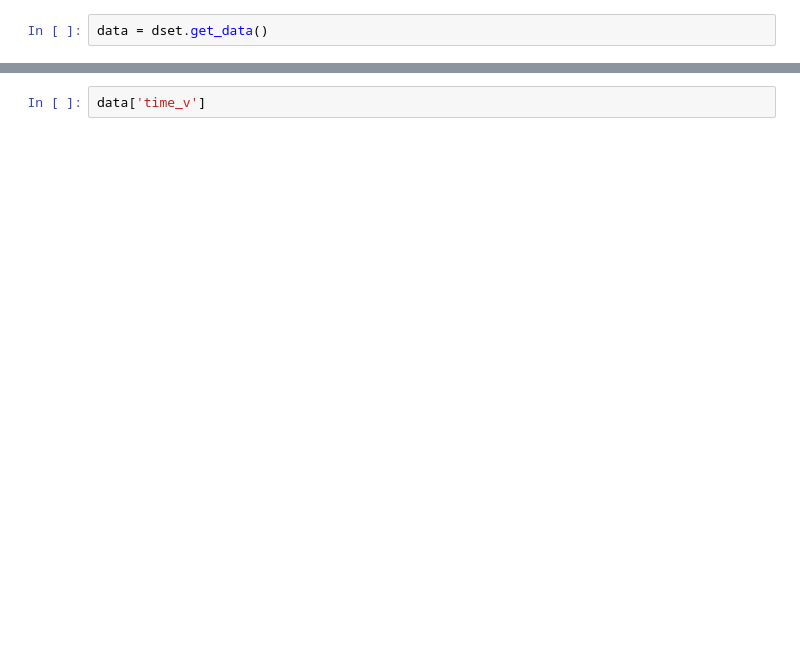
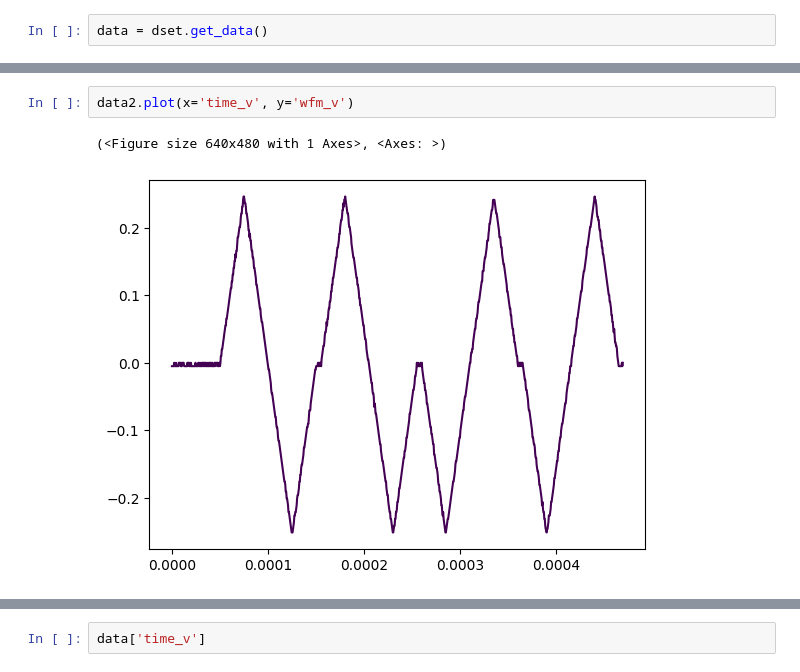
Before and after one commit to ElPsyKurisu/FE, a Jupyter notebook: analysis.ipynb, the cells around one changed output, grey strips where cells are left out. Saved outputs shown, nothing was run; the diff lists cells and outputs as text; blank space fills up the shorter version.

```diff
--- a/analysis.ipynb
+++ b/analysis.ipynb
@@ -27,0 +20,5 @@ KeyError: 'query'
+# %%
+data2.plot(x='time_v', y='wfm_v')
+# %% [output]
+(<Figure size 640x480 with 1 Axes>, <Axes: >)
+[figure, added]
```
Also changed, not shown: parts of 11 cells of this notebook, 6 other files.
